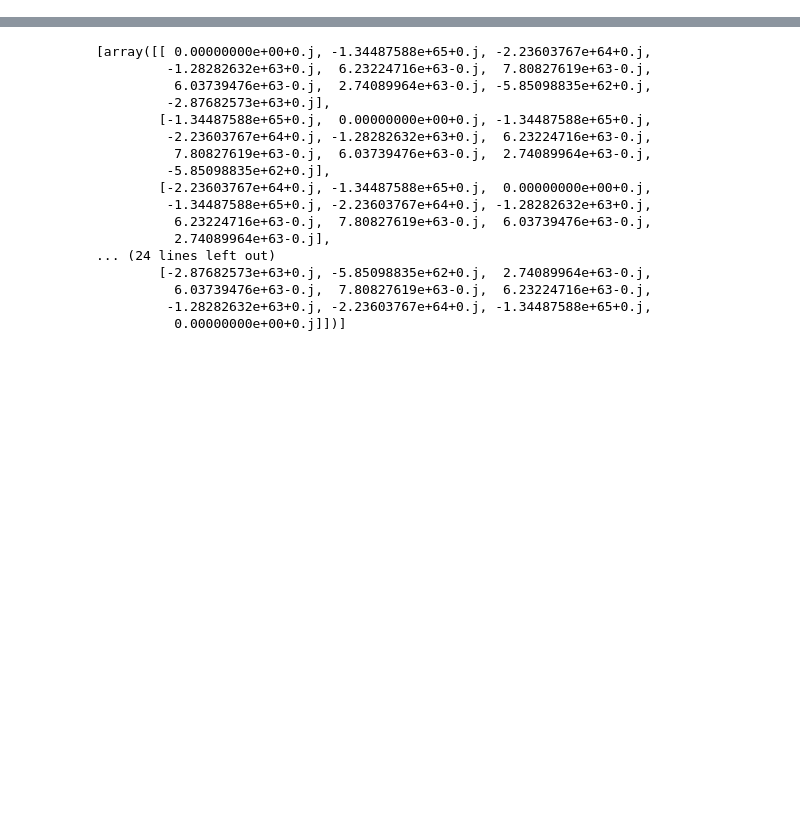
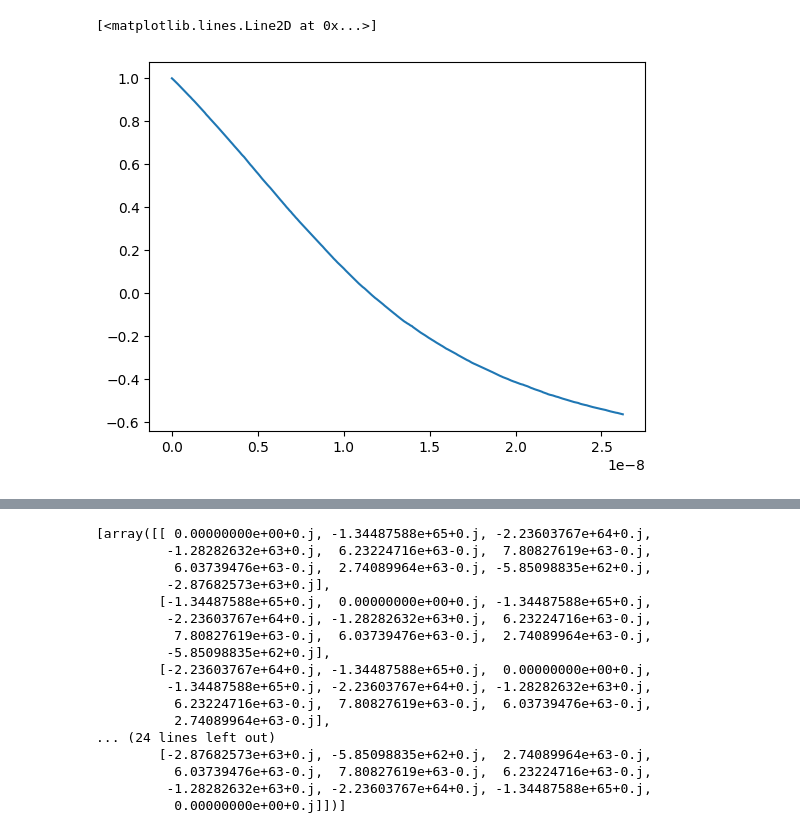
Before and after one commit to MPoitrinal/Truncated-Wigner, a Jupyter notebook: main.ipynb, the cells around one changed output, grey strips where cells are left out. Saved outputs shown, nothing was run; the diff lists cells and outputs as text; code cells hidden in the pictures; blank space fills up the shorter version.

```diff
--- a/main.ipynb
+++ b/main.ipynb
@@ -114,0 +722,7 @@ plot_R_t(magnetizations_list, t_list, Gammas, J_matrices, listNumparticles, Gamm
+# %%
+avg_magz = np.mean(magnetizations_list,axis = 1)[:,:,:,2]
+# %%
+plt.plot(t_list,np.mean(avg_magz[0,:,:],axis = 1))
+# %% [output]
+[<matplotlib.lines.Line2D at 0x...>]
+[figure, added]
```
Also changed, not shown: parts of 20 cells of this notebook, 5 other files.
